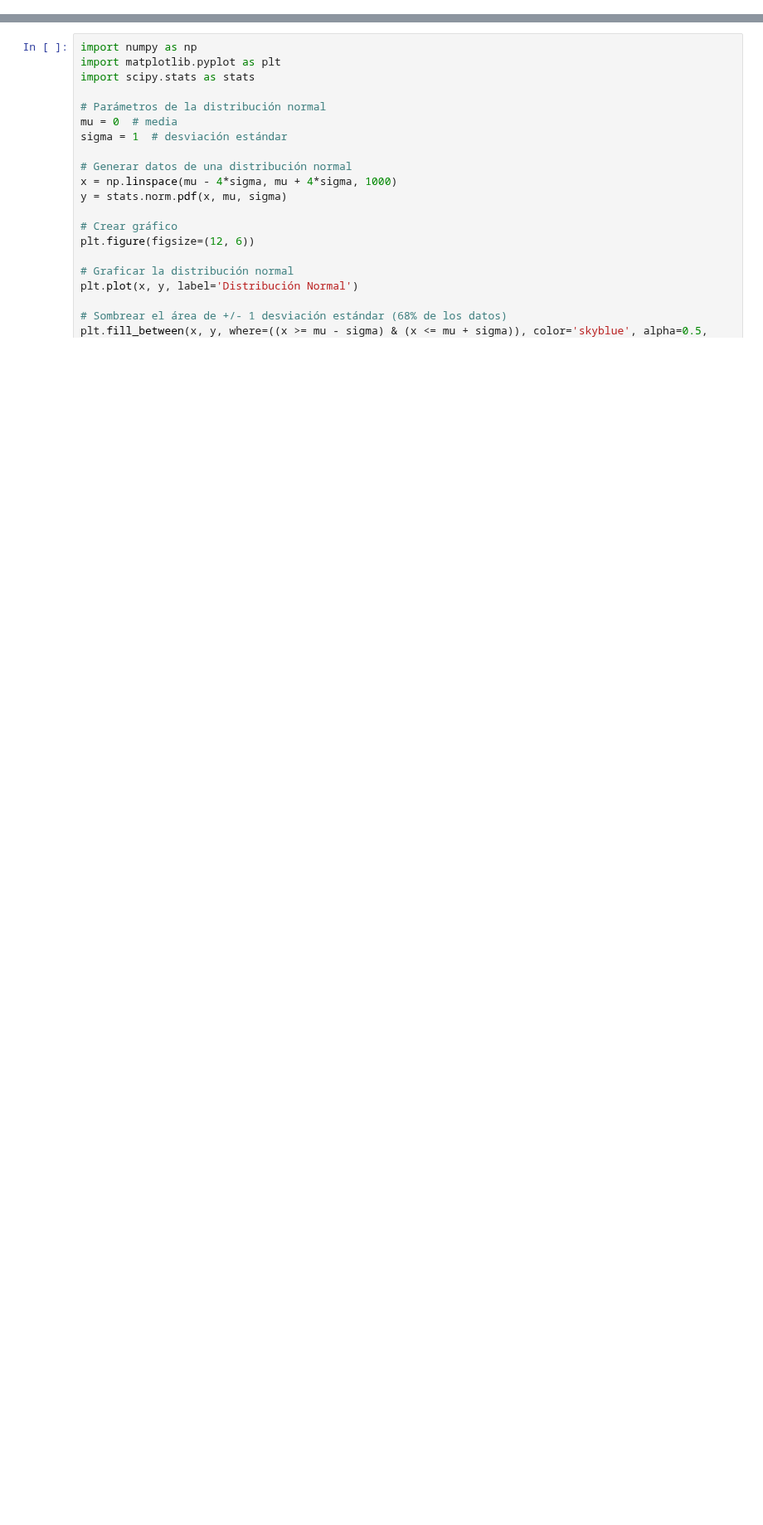
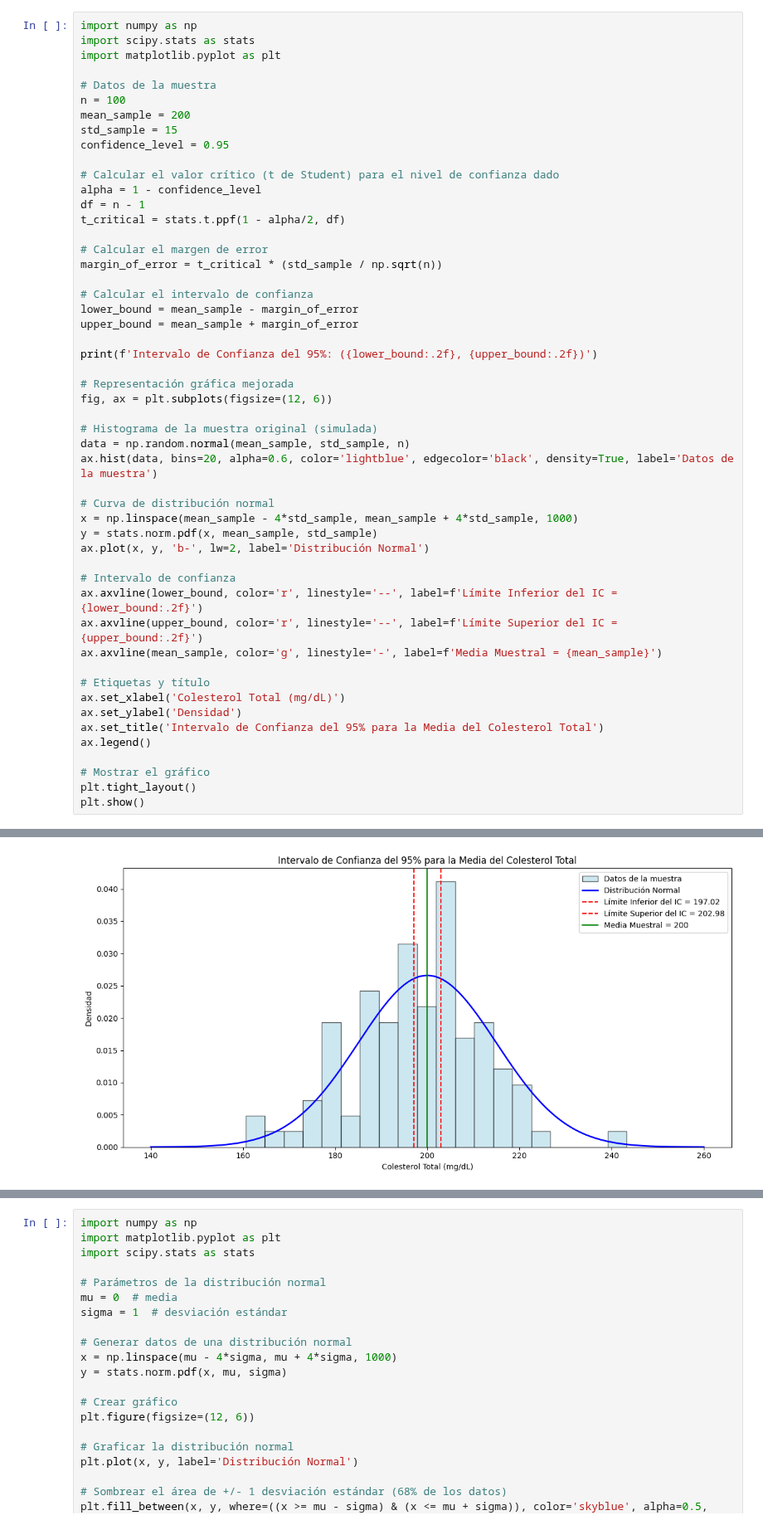
Before and after one commit to DaniCh-Coder/Python-Notes, a Jupyter notebook: ps stats/EDA-distrib/interval-trust.ipynb, the cells around one changed output, grey strips where cells are left out. Shown at 83% size. Drawn from its saved outputs; the diff is of its cells as text; blank space fills up the shorter version.

Commit message:
modified:   ps stats/EDA-distrib/interval-trust.ipynb 	new file:   ps stats/Probability-distributions/dist-chi2-genero-producto.ipynb

```diff
--- a/ps stats/EDA-distrib/interval-trust.ipynb
+++ b/ps stats/EDA-distrib/interval-trust.ipynb
@@ -0,0 +11,52 @@
+# %%
+import numpy as np
+import scipy.stats as stats
+import matplotlib.pyplot as plt
+
+# Datos de la muestra
+n = 100
+mean_sample = 200
+std_sample = 15
+confidence_level = 0.95
+
+# Calcular el valor crítico (t de Student) para el nivel de confianza dado
+alpha = 1 - confidence_level
+df = n - 1
+t_critical = stats.t.ppf(1 - alpha/2, df)
+
+# Calcular el margen de error
+margin_of_error = t_critical * (std_sample / np.sqrt(n))
+
+# Calcular el intervalo de confianza
+lower_bound = mean_sample - margin_of_error
+upper_bound = mean_sample + margin_of_error
+
+print(f'Intervalo de Confianza del 95%: ({lower_bound:.2f}, {upper_bound:.2f})')
+
+# Representación gráfica mejorada
+fig, ax = plt.subplots(figsize=(12, 6))
+
+# Histograma de la muestra original (simulada)
+data = np.random.normal(mean_sample, std_sample, n)
+ax.hist(data, bins=20, alpha=0.6, color='lightblue', edgecolor='black', density=True, label='Datos de la muestra')
+
+# Curva de distribución normal
+x = np.linspace(mean_sample - 4*std_sample, mean_sample + 4*std_sample, 1000)
+y = stats.norm.pdf(x, mean_sample, std_sample)
+ax.plot(x, y, 'b-', lw=2, label='Distribución Normal')
+
+# Intervalo de confianza
+ax.axvline(lower_bound, color='r', linestyle='--', label=f'Límite Inferior del IC = {lower_bound:.2f}')
+ax.axvline(upper_bound, color='r', linestyle='--', label=f'Límite Superior del IC = {upper_bound:.2f}')
+ax.axvline(mean_sample, color='g', linestyle='-', label=f'Media Muestral = {mean_sample}')
+
+# Etiquetas y título
+ax.set_xlabel('Colesterol Total (mg/dL)')
+ax.set_ylabel('Densidad')
+ax.set_title('Intervalo de Confianza del 95% para la Media del Colesterol Total')
+ax.legend()
+
+# Mostrar el gráfico
+plt.tight_layout()
+plt.show()
+# %% [output]
@@ -0,0 +64 @@
+[figure, added]
```
Also changed, not shown: parts of 9 cells of this notebook, 1 other file.
